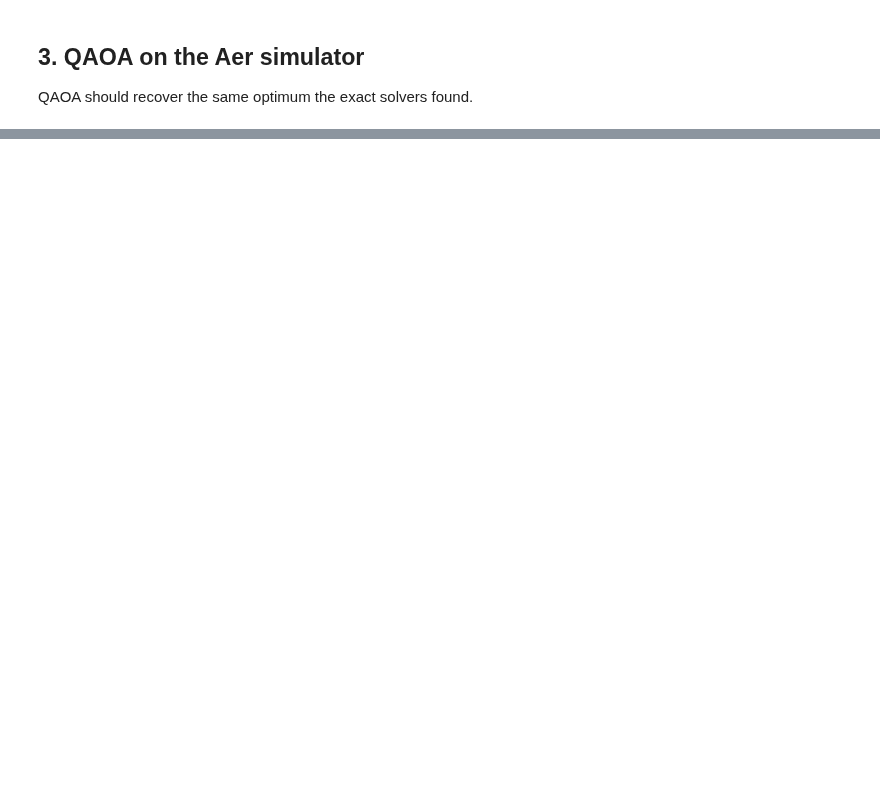
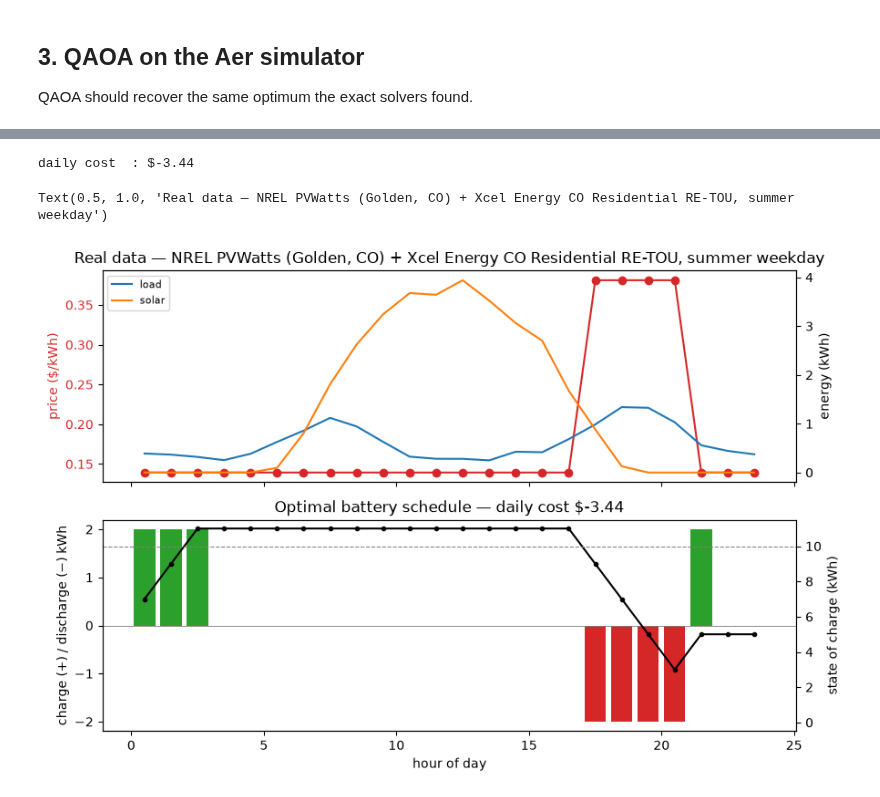
Before and after one commit to austinamissah/quantum-solar, a Jupyter notebook: notebooks/demo.ipynb, the cells around one changed output, grey strips where cells are left out. Drawn from its saved outputs; the diff is of its cells as text; code cells hidden in the pictures; blank space fills up the shorter version.

Commit message:
Add real URDB time-of-use price loader (Xcel CO RE-TOU)

```diff
--- a/notebooks/demo.ipynb
+++ b/notebooks/demo.ipynb
@@ -67,0 +89,16 @@ fig = plot_schedule(day, day_solution)
+# %%
+from quantum_solar.data import load_nrel_instance
+
+# Golden, CO (Xcel territory); summer day (day-of-year 172).
+real = load_nrel_instance(lat=39.74, lon=-105.18, day=172)
+real_solution = dp_solve(real)
+print(f"daily cost  : ${real_solution.true_energy:.2f}")
+
+fig = plot_schedule(real, real_solution)
+fig.axes[0].set_title(
+    "Real data \u2014 NREL PVWatts (Golden, CO) + Xcel Energy CO Residential RE-TOU, summer weekday"
+)
+# %% [output]
+daily cost  : $-3.44
+Text(0.5, 1.0, 'Real data — NREL PVWatts (Golden, CO) + Xcel Energy CO Residential RE-TOU, summer weekday')
+[figure, added]
```
Also changed, not shown: parts of 6 cells of this notebook, 6 other files.
